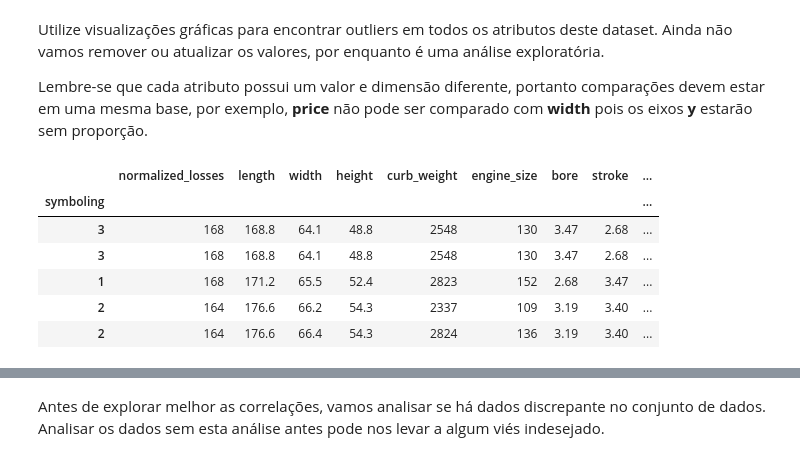
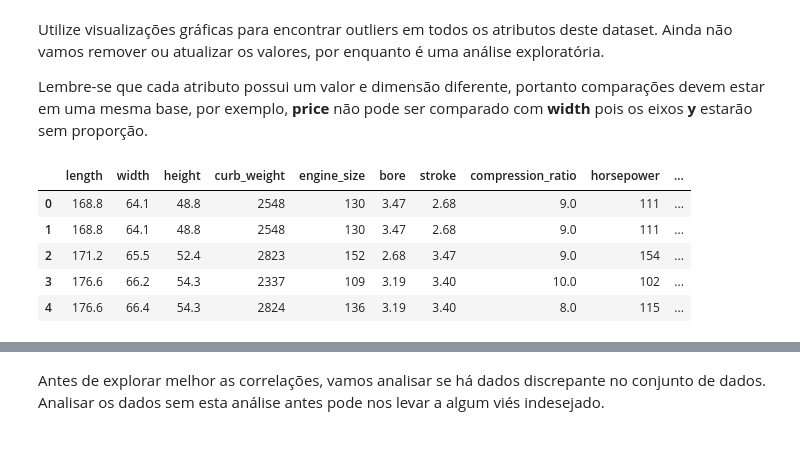
Before and after one commit to GabrielDias/python, a Jupyter notebook: projeto-final/automobile-price-prediction.ipynb, the cells around one changed output, grey strips where cells are left out. Cells and saved outputs as stored; diff of their text form; code cells hidden in the pictures.

```diff
--- a/projeto-final/automobile-price-prediction.ipynb
+++ b/projeto-final/automobile-price-prediction.ipynb
@@ -48,6 +52,6 @@ import numpy as np
 %matplotlib inline
 # %%
 #IMPLEMENTAR
-df_auto = pd.read_csv("data/automobile.csv", index_col=0)
+df_auto = pd.read_csv("data/automobile-mod.csv", sep=";")
 df_auto.head(10)
 # %% [output]
@@ -178,33 +179,31 @@ Lembre-se que cada atributo possui um valor e dimensão diferente, portanto comp
 # %%
 #IMPLEMENTAÇÃO
 from sklearn import preprocessing
 
 #colunas onde temos valores numéricos
-cols_numericas = ["normalized_losses",
-"length",
+cols_numericas = ["length",
 "width",
 "height",
 "curb_weight",
 "engine_size",
 "bore",
 "stroke",
 "compression_ratio",
 "horsepower",
 "peak_rpm",
 "city_mpg",
 "highway_mpg",
 "wheel_base",
 "price"]
 
 df_auto[cols_numericas].head(5)
 # %% [output]
-|  | normalized_losses | length | width | height | curb_weight | engine_size | bore | stroke | ... |
-| symboling |  |  |  |  |  |  |  |  | ... |
-| 3 | 168 | 168.8 | 64.1 | 48.8 | 2548 | 130 | 3.47 | 2.68 | ... |
-| 3 | 168 | 168.8 | 64.1 | 48.8 | 2548 | 130 | 3.47 | 2.68 | ... |
-| 1 | 168 | 171.2 | 65.5 | 52.4 | 2823 | 152 | 2.68 | 3.47 | ... |
-| 2 | 164 | 176.6 | 66.2 | 54.3 | 2337 | 109 | 3.19 | 3.40 | ... |
-| 2 | 164 | 176.6 | 66.4 | 54.3 | 2824 | 136 | 3.19 | 3.40 | ... |
+|  | length | width | height | curb_weight | engine_size | bore | stroke | compression_ratio | horsepower | ... |
+| 0 | 168.8 | 64.1 | 48.8 | 2548 | 130 | 3.47 | 2.68 | 9.0 | 111 | ... |
+| 1 | 168.8 | 64.1 | 48.8 | 2548 | 130 | 3.47 | 2.68 | 9.0 | 111 | ... |
+| 2 | 171.2 | 65.5 | 52.4 | 2823 | 152 | 2.68 | 3.47 | 9.0 | 154 | ... |
+| 3 | 176.6 | 66.2 | 54.3 | 2337 | 109 | 3.19 | 3.40 | 10.0 | 102 | ... |
+| 4 | 176.6 | 66.4 | 54.3 | 2824 | 136 | 3.19 | 3.40 | 8.0 | 115 | ... |
 # %%
 #normalizar os dados de 0 a 1
 x = df_auto[cols_numericas].values #returns a numpy array
```
Also changed, not shown: parts of 58 cells of this notebook.
